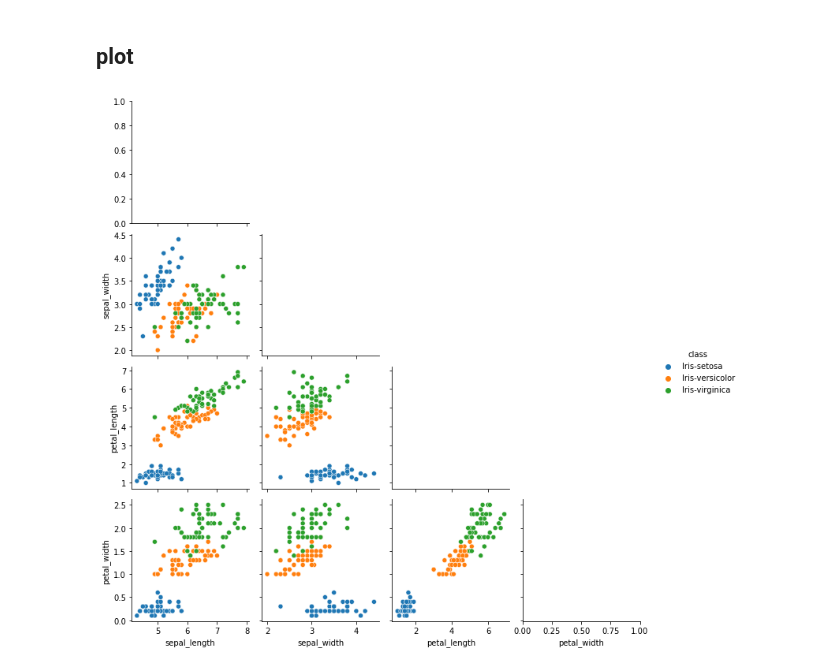
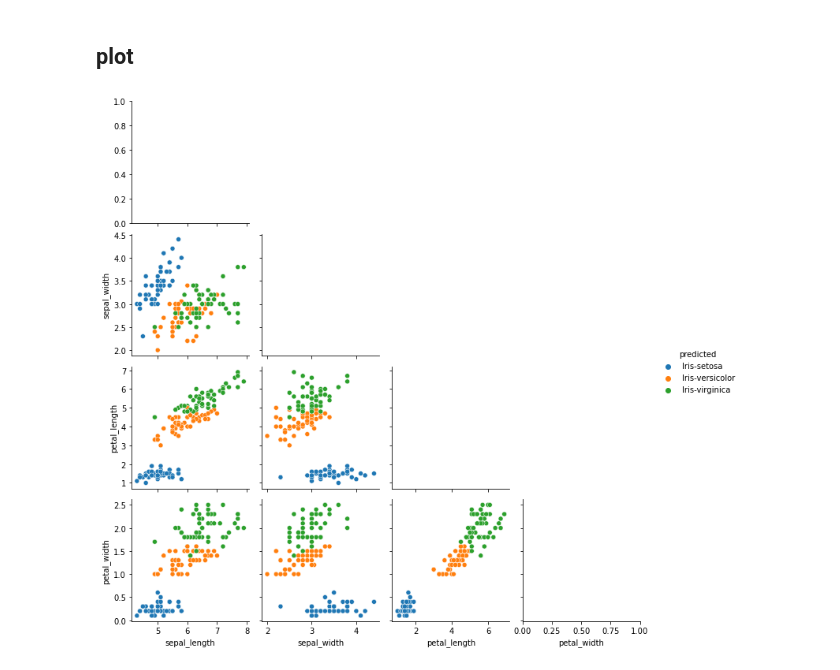
Before and after one commit to siandav/cosferlabwork, a Jupyter notebook: Week4/python/day4 labs/iris/LAB - Iris Predictions.ipynb, the cells around one changed output. Saved outputs shown, nothing was run; the diff lists cells and outputs as text; code cells hidden in the pictures.

```diff
--- a/Week4/python/day4 labs/iris/LAB - Iris Predictions.ipynb
+++ b/Week4/python/day4 labs/iris/LAB - Iris Predictions.ipynb
@@ -296,3 +296,5 @@ print(collections.OrderedDict(sorted(counter_split.items())))
 # %% [output]
 OrderedDict([('Iris-setosa', 48), ('Iris-versicolor', 48), ('Iris-virginica', 52)])
 OrderedDict([('Iris-setosa', 14), ('Iris-versicolor', 16), ('Iris-virginica', 15)])
+# %%
+df['predicted']=y_pred
@@ -299,6 +310,6 @@ OrderedDict([('Iris-setosa', 14), ('Iris-versicolor', 16), ('Iris-virginica', 15
 # %% [markdown]
 ## plot
 # %%
-sns.pairplot(df, hue='class', corner=True, diag_kind='None');
+sns.pairplot(df, hue='predicted', corner=True, diag_kind='None');
 # %% [output]
-[figure, old version]
+[figure, new version]
```
Also changed, not shown: parts of 1 cell of this notebook.
